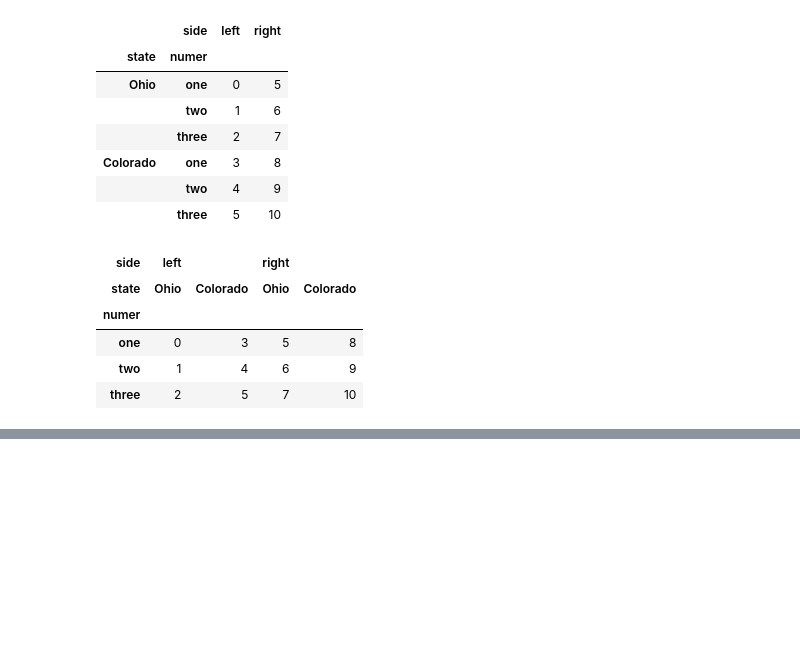
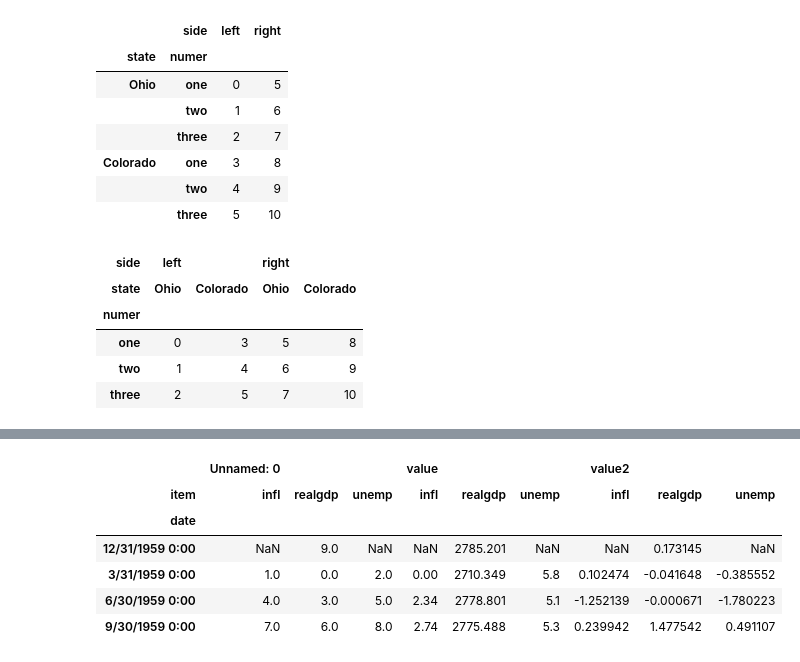
Before and after one commit to shuangsong/python_data_analysis, a Jupyter notebook: note_3.ipynb, the cells around one changed output, grey strips where cells are left out. Cells and saved outputs as stored; diff of their text form; code cells hidden in the pictures; blank space fills up the shorter version.

```diff
--- a/note_3.ipynb
+++ b/note_3.ipynb
@@ -819,5 +819,6 @@ df.unstack('state')
 #a common way to store multiple time series in databases adn csv is long or stacked
 #format:
 #pivoting long to wide format
-ldata = pd.read_csv('C:/Users/cleopathy/python_note/python_data_analysis/lad')
+ldata = pd.read_csv('C:/Users/cleopathy/python_note/python_data_analysis/ldata.csv')
+ldata[:10]
 # %% [output]
@@ -824,0 +846,3 @@ NameError: name 'ldata' is not defined
+# %%
+ldata['value2'] = np.random.randn(len(ldata))
+ldata[:10]
@@ -824,0 +861,11 @@ NameError: name 'ldata' is not defined
+# %%
+pivoted = ldata.pivot('date','item')
+pivoted[:5]
+# %% [output]
+|  | Unnamed: 0 |  |  | value |  |  | value2 |  |  |
+| item | infl | realgdp | unemp | infl | realgdp | unemp | infl | realgdp | unemp |
+| date |  |  |  |  |  |  |  |  |  |
+| 12/31/1959 0:00 | NaN | 9.0 | NaN | NaN | 2785.201 | NaN | NaN | 0.173145 | NaN |
+| 3/31/1959 0:00 | 1.0 | 0.0 | 2.0 | 0.00 | 2710.349 | 5.8 | 0.102474 | -0.041648 | -0.385552 |
+| 6/30/1959 0:00 | 4.0 | 3.0 | 5.0 | 2.34 | 2778.801 | 5.1 | -1.252139 | -0.000671 | -1.780223 |
+| 9/30/1959 0:00 | 7.0 | 6.0 | 8.0 | 2.74 | 2775.488 | 5.3 | 0.239942 | 1.477542 | 0.491107 |
```
Also changed, not shown: parts of 5 cells of this notebook.
